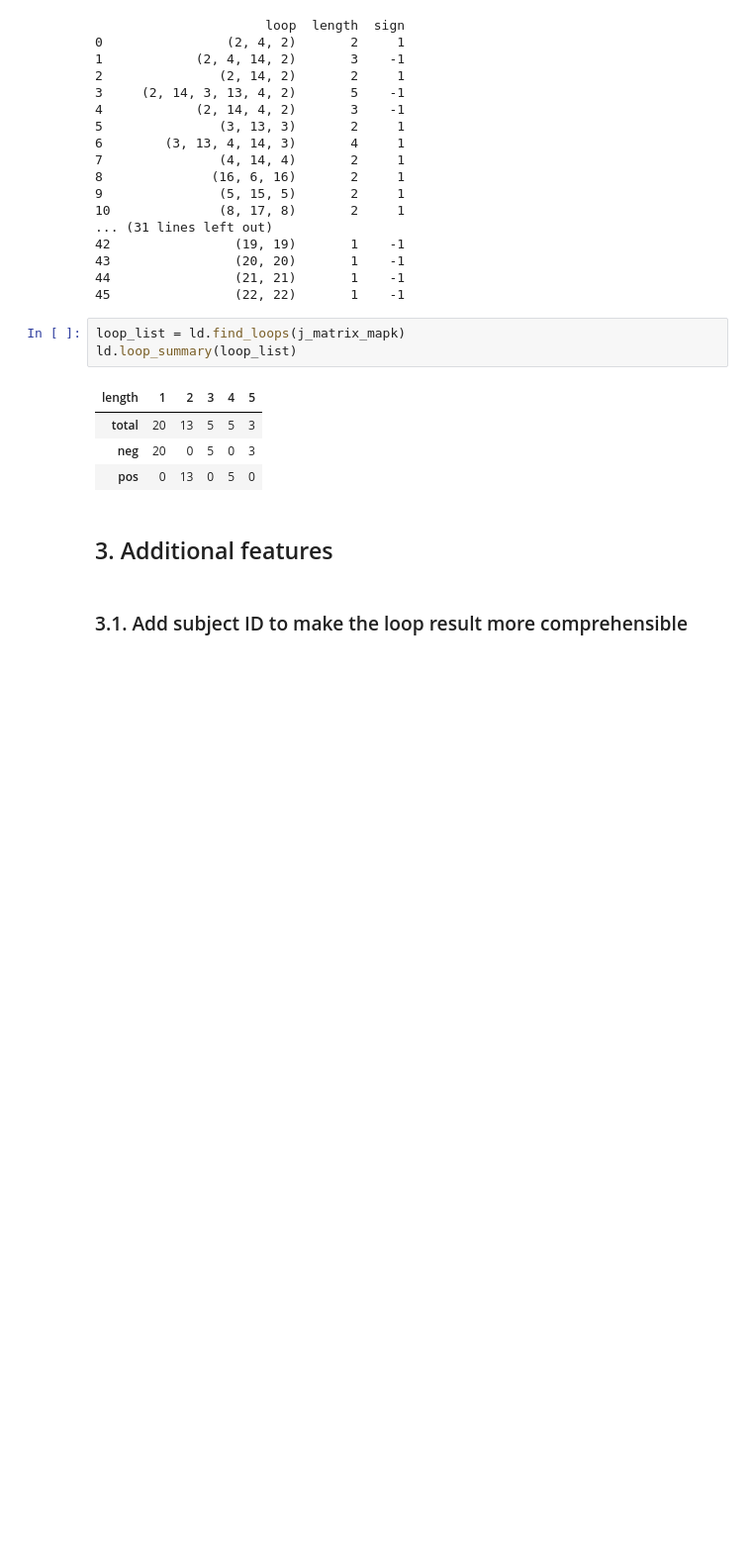
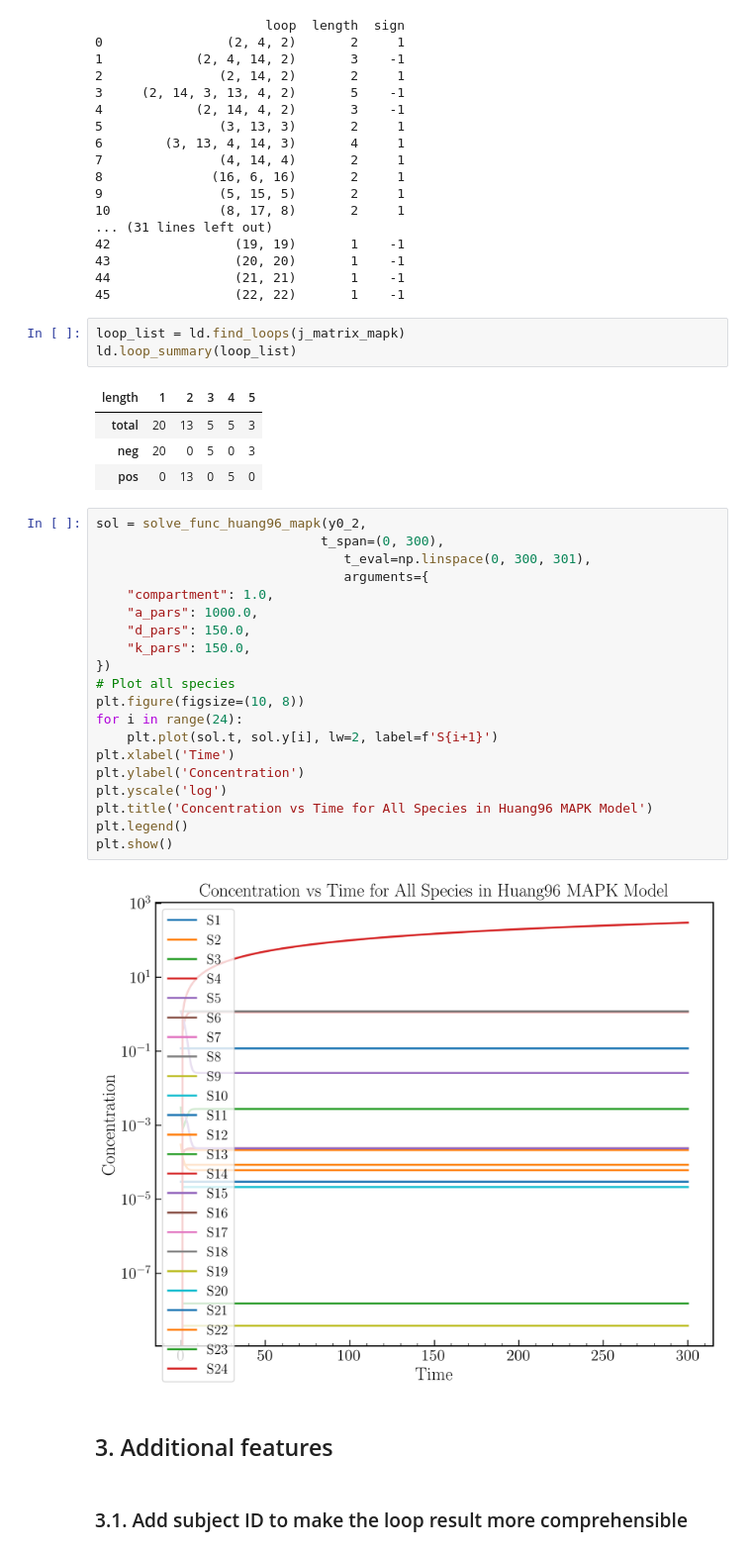
Before and after one commit to DILiS-lab/loopdetect, a Jupyter notebook: examples/model_4_MAPK-full.ipynb, the cells around one changed output. Shown at 99% size. Cells and saved outputs as stored; diff of their text form; blank space fills up the shorter version.

Commit message:
Update notebooks for models (Python): Calcium oscillations and Reduced MAPK

```diff
--- a/examples/model_4_MAPK-full.ipynb
+++ b/examples/model_4_MAPK-full.ipynb
@@ -638,6 +638,28 @@ ld.loop_summary(loop_list)
 | total | 20 | 13 | 5 | 5 | 3 |
 | neg | 20 | 0 | 5 | 0 | 3 |
 | pos | 0 | 13 | 0 | 5 | 0 |
+# %%
+sol = solve_func_huang96_mapk(y0_2,
+                             t_span=(0, 300),
+                                t_eval=np.linspace(0, 300, 301),
+                                arguments={
+    "compartment": 1.0,
+    "a_pars": 1000.0,
+    "d_pars": 150.0,
+    "k_pars": 150.0,
+})
+# Plot all species
+plt.figure(figsize=(10, 8))
+for i in range(24):
+    plt.plot(sol.t, sol.y[i], lw=2, label=f'S{i+1}')
+plt.xlabel('Time')
+plt.ylabel('Concentration')
+plt.yscale('log')
+plt.title('Concentration vs Time for All Species in Huang96 MAPK Model')
+plt.legend()
+plt.show()
+# %% [output]
+[figure, added]
 # %% [markdown]
 ## 3. Additional features
 # %% [markdown]
```
Also changed, not shown: 3 other files.
